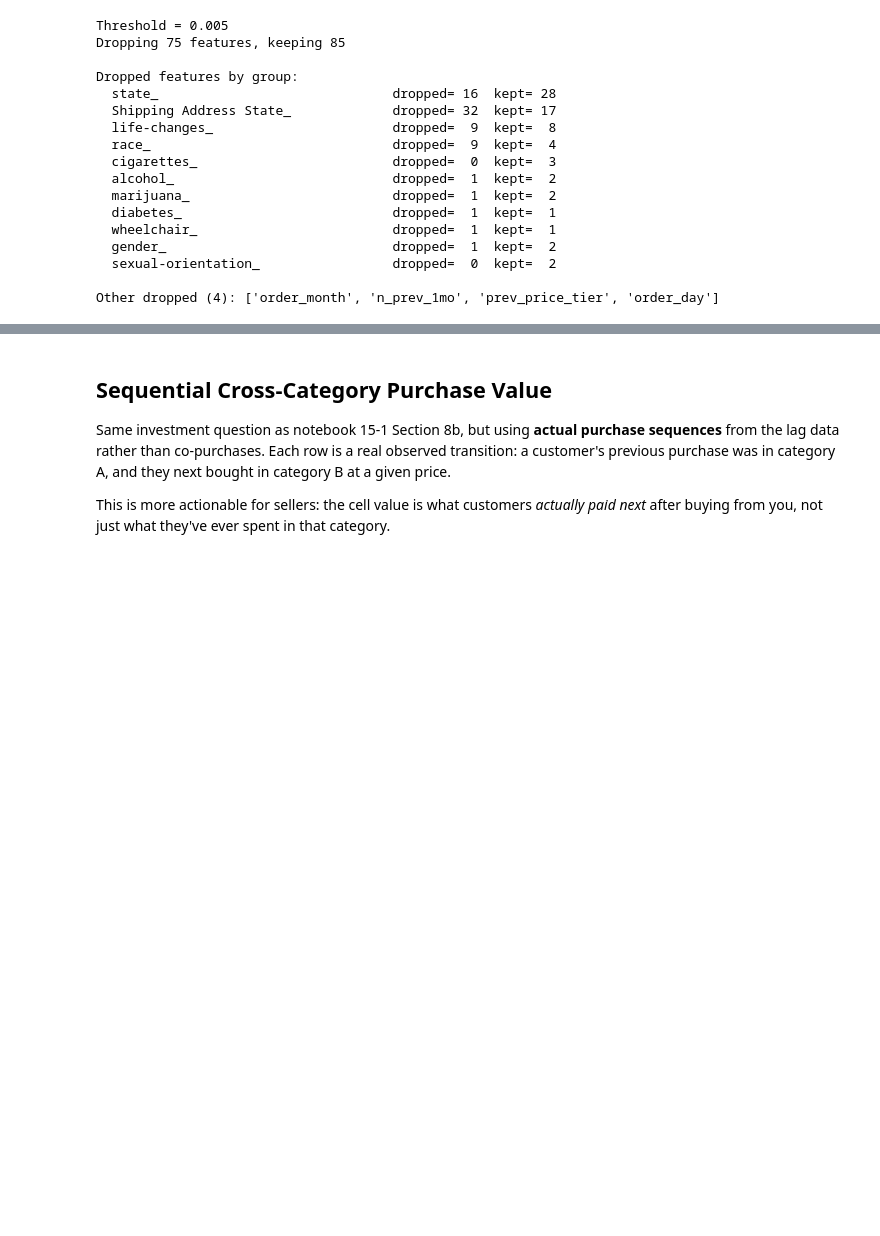
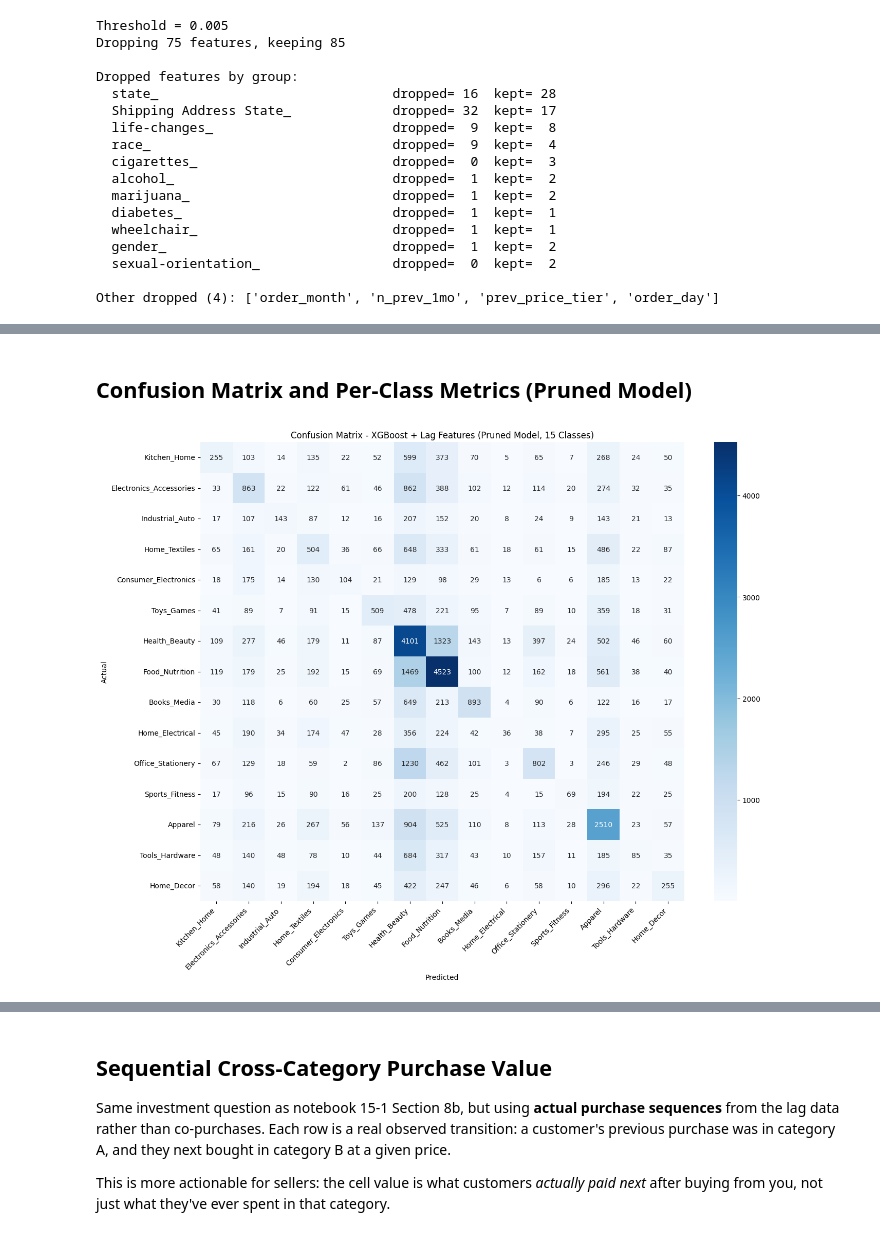
Before and after one commit to SU-IST707-SP26/group-project-bas-team, a Jupyter notebook: work/15-2-xgboost-lagged-features.ipynb, the cells around one changed output, grey strips where cells are left out. Saved outputs shown, nothing was run; the diff lists cells and outputs as text; code cells hidden in the pictures; blank space fills up the shorter version.

```diff
--- a/work/15-2-xgboost-lagged-features.ipynb
+++ b/work/15-2-xgboost-lagged-features.ipynb
@@ -479,0 +480,21 @@ Wall time: 2.27 s
+# %% [markdown]
+## Confusion Matrix and Per-Class Metrics (Pruned Model)
+# %%
+import seaborn as sns
+from sklearn.metrics import confusion_matrix
+
+cm_p = confusion_matrix(y_test, y_pred_p)
+
+fig, ax = plt.subplots(figsize=(14, 11))
+sns.heatmap(
+    cm_p, annot=True, fmt="d", cmap="Blues",
+    xticklabels=class_names, yticklabels=class_names, ax=ax
+)
+ax.set_xlabel("Predicted")
+ax.set_ylabel("Actual")
+ax.set_title("Confusion Matrix - XGBoost + Lag Features (Pruned Model, 15 Classes)")
+plt.xticks(rotation=45, ha="right")
+plt.tight_layout()
+plt.show()
+# %% [output]
+[figure, added]
```
Also changed, not shown: parts of 7 cells of this notebook, 14 other files.
